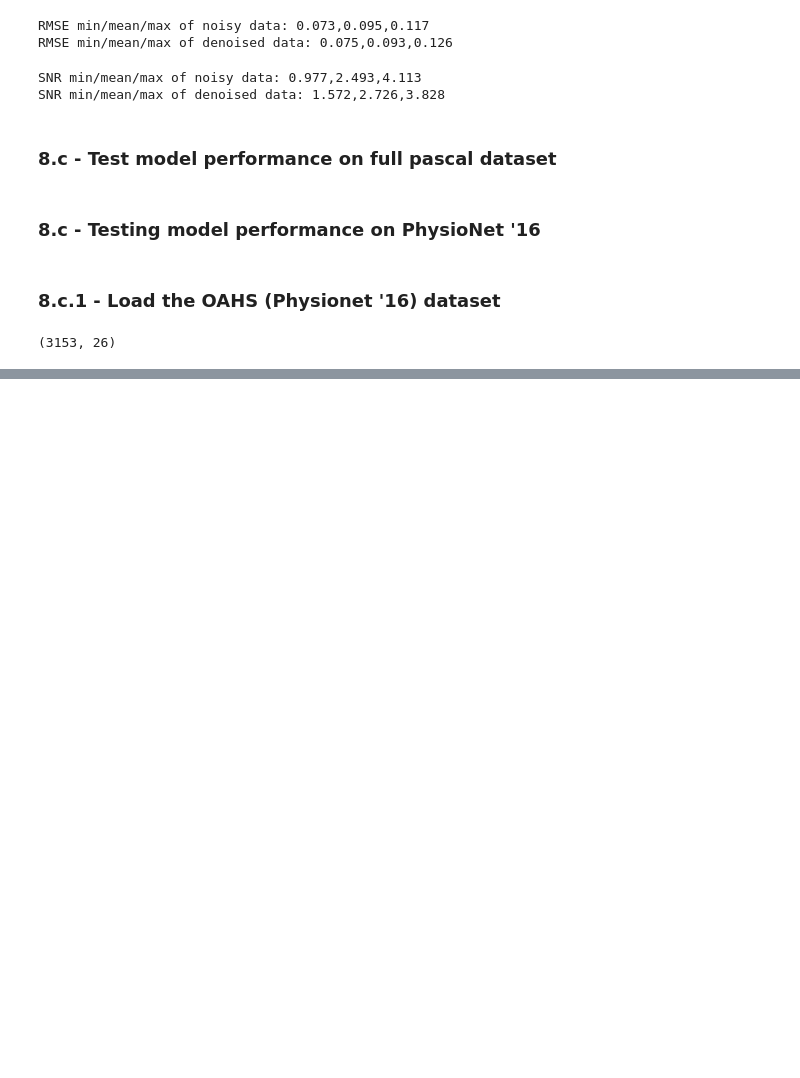
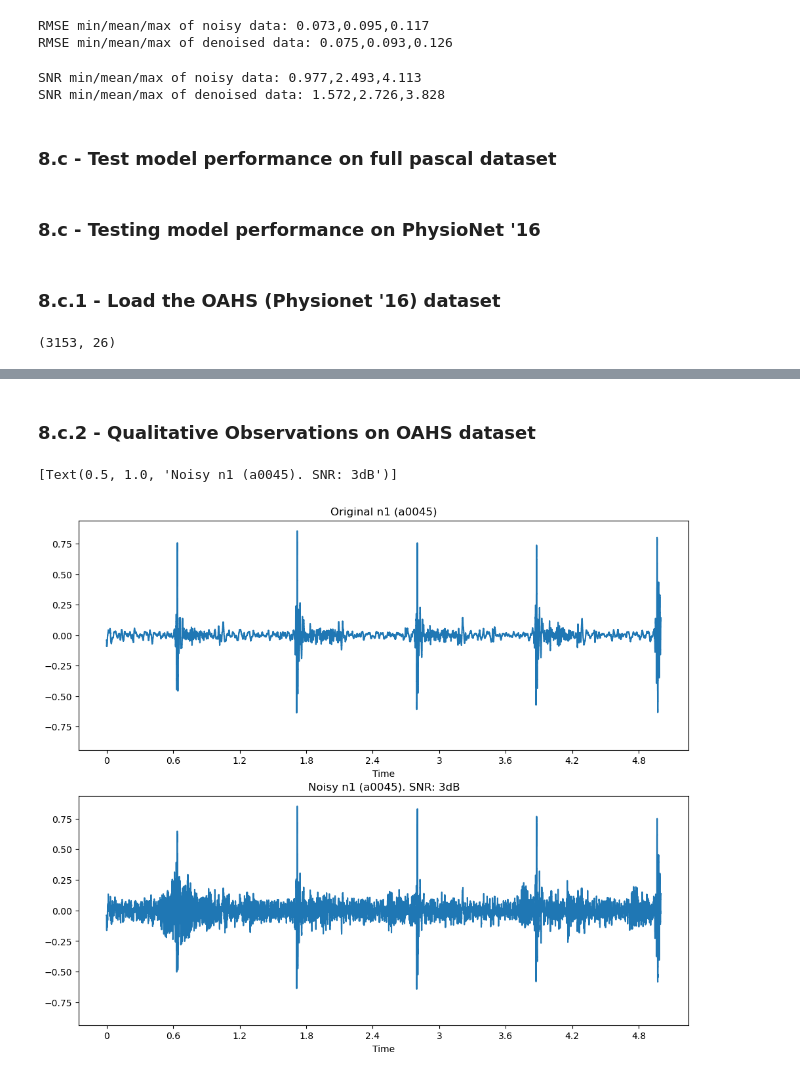
Before and after one commit to Rice-MECE-Capstone-Projects/Heart---Spring-2025, a Jupyter notebook: emmanuel-zerefa/u-net.ipynb, the cells around one changed output, grey strips where cells are left out. Drawn from its saved outputs; the diff is of its cells as text; code cells hidden in the pictures; blank space fills up the shorter version.

```diff
--- a/emmanuel-zerefa/u-net.ipynb
+++ b/emmanuel-zerefa/u-net.ipynb
@@ -565,7 +565,7 @@ array([3, 2])
 # %%
 def create_composite_at_snr(signal,noise, snr_db):
   """
-  Function to combile two audio arrays, one signal one noise, at a given SNR
+  Function to combine two audio arrays, one signal one noise, at a given SNR
 
   SNR is in dB
   """
@@ -1375,0 +1376,38 @@ ax[1].set(title='Murmur PCG 2 (b0262)')
+# %% [markdown]
+### 8.c.2 - Qualitative Observations on OAHS dataset
+# %%
+joint_snr = 3
+target_freq = sr_physio16 # 2khz btw
+
+# arrays
+regular_pcgs = [normal_rec_1, normal_rec_2, normal_rec_2, murmur_rec_1, murmur_rec_2]
+noise_paths = get_n_random_noise_paths_han(5) # 5 real world hospital sounds
+
+noisy_pcgs = []
+for regular_pcg, noise in zip(regular_pcgs, noise_paths):
+  noises, noise_sr = load_from_filepath(noise)
+  # downsample to the same frequency
+  noise = downsample(noise_raw, noise_sr, target_freq)
+  # match lengths
+  noise = match_signal_and_noise_lengths(regular_pcg, noise)
+
+  composite = create_composite_at_snr(regular_pcg, noise, joint_snr) # combine the two
+  composite = rescale_pcg(composite) # normalize to end
+
+  # that's all
+  noisy_pcgs.append(composite)
+
+noisy_n1, noisy_n2, noisy_n3, noisy_m1, noisy_m2 = noisy_pcgs
+# n1 = normal 1, m2 = murmur 2, etc
+# %%
+# compare them
+secs = 5
+# plotting
+fig, ax = plt.subplots(nrows=2, figsize=(12, 5*2))
+librosa.display.waveshow(normal_rec_1[:secs*sr_physio16],sr=sr_physio16,ax=ax[0])
+ax[0].set(title='Original n1 (a0045)')
+librosa.display.waveshow(noisy_n1[:secs*sr_physio16],sr=sr_physio16,ax=ax[1])
+ax[1].set(title=f'Noisy n1 (a0045). SNR: {joint_snr}dB')
+# %% [output]
+[Text(0.5, 1.0, 'Noisy n1 (a0045). SNR: 3dB')]
+[figure, added]
```
Also changed, not shown: parts of 7 cells of this notebook.
